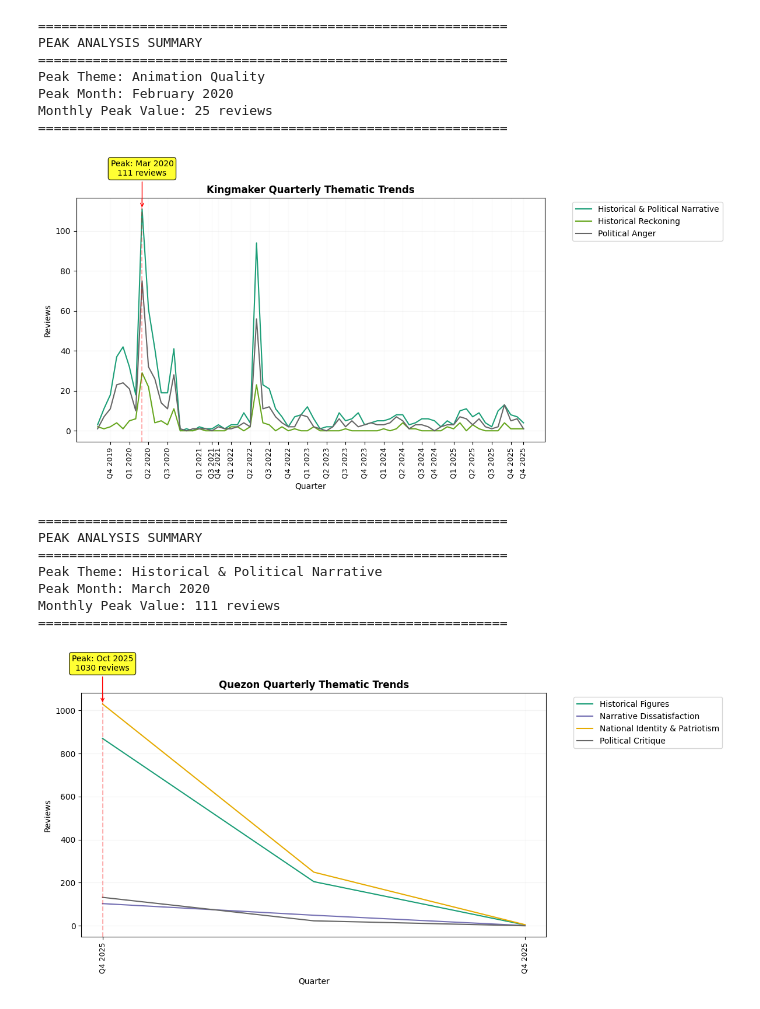
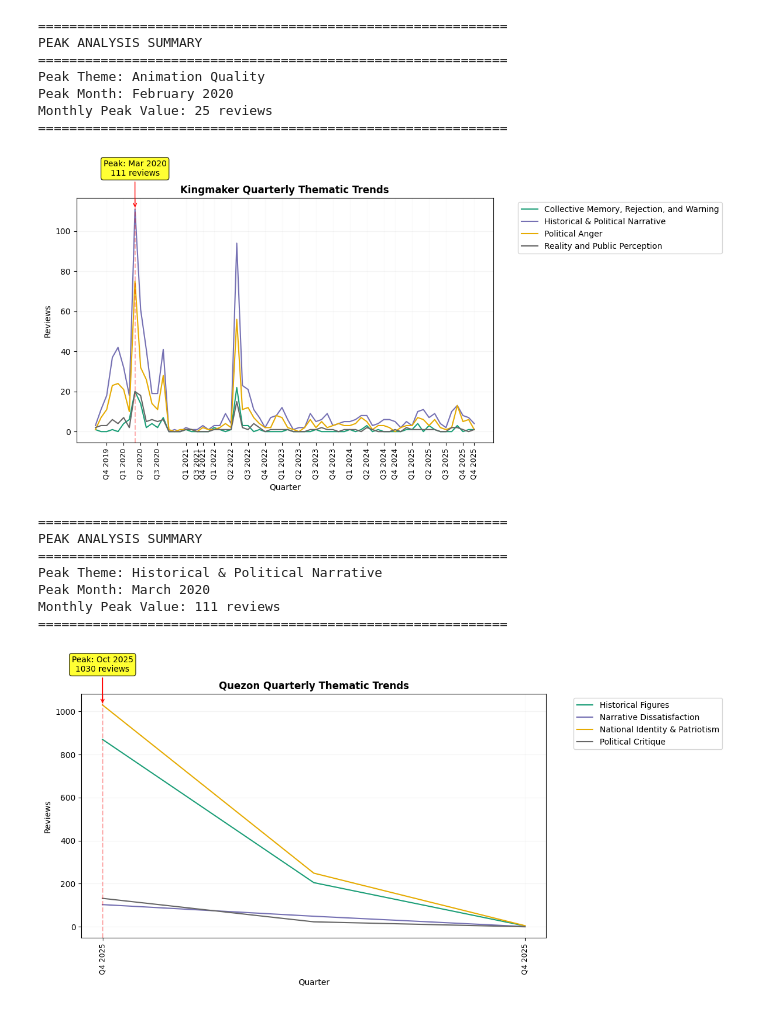
Before and after one commit to joshuanicoo/ReviewBombing-CITe4D, a Jupyter notebook: TTA_Graph_BERTopic.ipynb, the cells around one changed output. Saved outputs shown, nothing was run; the diff lists cells and outputs as text; code cells hidden in the pictures.

```diff
--- a/TTA_Graph_BERTopic.ipynb
+++ b/TTA_Graph_BERTopic.ipynb
@@ -305,21 +303,24 @@ Monthly Peak Value: 25 reviews
 # %%
 kingmaker_themes = {
     "Historical & Political Narrative": [
         "marcos", "imelda", "documentary", "people", "film", "truth", "real truth"
     ],
     "Political Anger": [
         "tangina", "marcos", "family tangina", "fuck marcoses", "rich"
     ],
-    "Historical Reckoning": [
-        "Truth", "perception", "neveragain", "neverforget", "forget"
+    "Reality and Public Perception": [
+        "truth", "real truth", "perception", "perception real", "real"
+    ],
+    "Collective Memory, Rejection, and Warning": [
+        "neveragain", "neverforget", "forget", "neveragain neverforget", "forget neveragain"
     ]
 }
 
 plot_temporal_themes(csv_path="Review Data (TTA)/kingmaker_reviews.csv",
                      themes=kingmaker_themes,
                      title="Kingmaker Quarterly Thematic Trends")
 # %% [output]
-[figure, old version]
+[figure, new version]
 ============================================================
 PEAK ANALYSIS SUMMARY
 ============================================================
```
Also changed, not shown: parts of 1 cell of this notebook, 1 other file.
